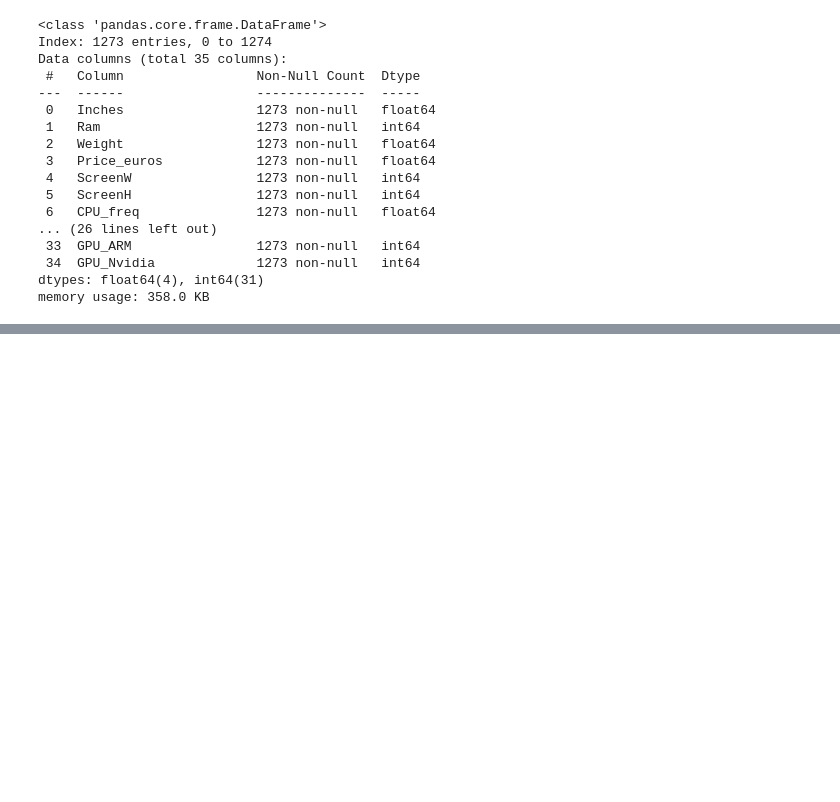
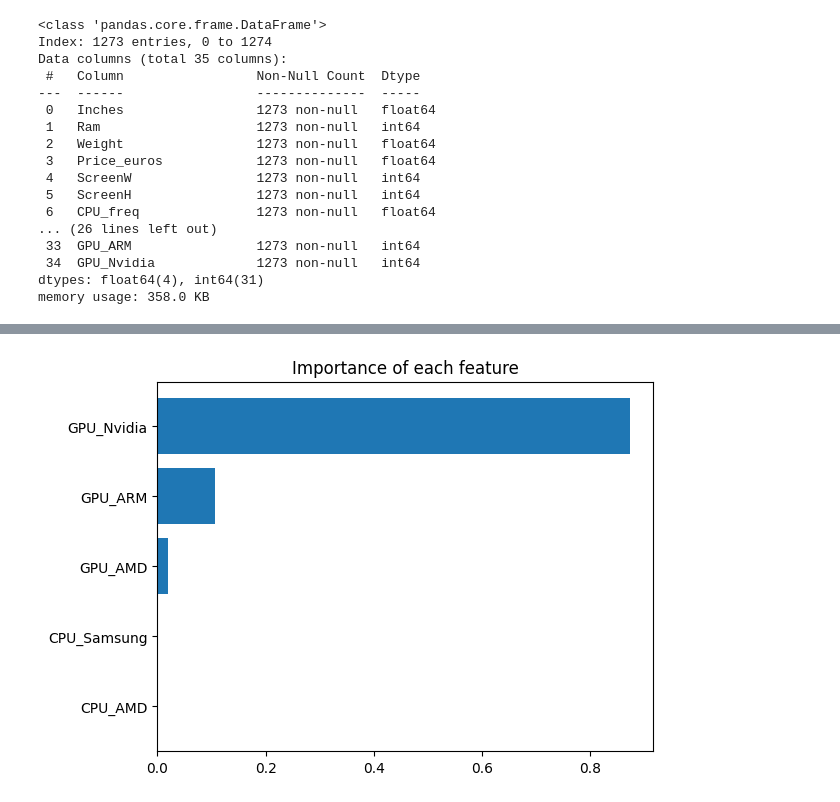
Before and after one commit to MinaGO1/Laptop-prices-dataset, a Jupyter notebook: Tasks.ipynb, the cells around one changed output, grey strips where cells are left out. Cells and saved outputs as stored; diff of their text form; code cells hidden in the pictures; blank space fills up the shorter version.

Commit message:
creating first model for CPU and GPU companies. Results is this model is weak.
Now you should make model for screen features

```diff
--- a/Tasks.ipynb
+++ b/Tasks.ipynb
@@ -1090,0 +1097,5 @@ memory usage: 358.0 KB
+# %%
+from sklearn.preprocessing import StandardScaler
+scale = StandardScaler()
+X_continous = model_laptops_df.loc[: , :'SecondaryStorage'] # storing all continous columns
+model_laptops_df.loc[: , :'SecondaryStorage'] = scale.fit_transform(X_continous)
@@ -1090,0 +1115,7 @@ memory usage: 358.0 KB
+# %%
+X = model_laptops_df[[col for col in model_laptops_df.drop('CPU_freq' , axis=1).columns if col.startswith('CPU_') or col.startswith('GPU_')]] # getting only columns starts with cpu and gpu
+y = model_laptops_df['Price_euros']
+
+# Spliting X , y to train data and test data (test data 20% from whole data)
+X_train , X_test , y_train , y_test = train_test_split(X,y
+                                                       , test_size=.20)
@@ -1090,0 +1180,9 @@ memory usage: 358.0 KB
+# %%
+# Now I want to use random forest to see effect of each feature on y_response
+reggr = RandomForestRegressor().fit(X_train , y_train)
+# %%
+plt.barh(range(X.shape[1]) , sorted(reggr.feature_importances_));
+plt.yticks(range(X.shape[1]) , reggr.feature_names_in_);
+plt.title('Importance of each feature');
+# %% [output]
+[figure, added]
```
Also changed, not shown: parts of 24 cells of this notebook.
